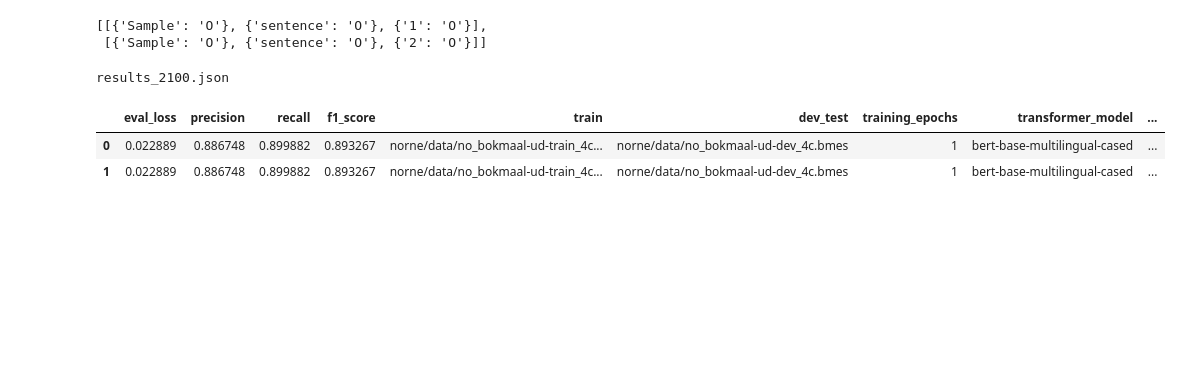
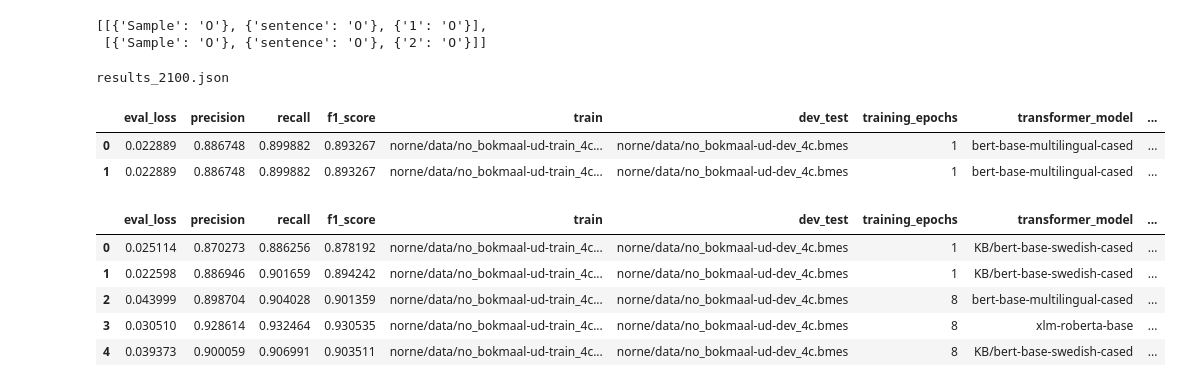
Before and after one commit to egilron/norec_fine_tools, a Jupyter notebook: Experiment_norne_transformers.ipynb, the cells around one changed output. Drawn from its saved outputs; the diff is of its cells as text; code cells hidden in the pictures; blank space fills up the shorter version.

Commit message:
3 transformers

```diff
--- a/Experiment_norne_transformers.ipynb
+++ b/Experiment_norne_transformers.ipynb
@@ -118,0 +131,9 @@ keeper.to_csv(df.round(3))
+# %%
+df
+# %% [output]
+|  | eval_loss | precision | recall | f1_score | train | dev_test | training_epochs | transformer_model | ... |
+| 0 | 0.025114 | 0.870273 | 0.886256 | 0.878192 | norne/data/no_bokmaal-ud-train_4c... | norne/data/no_bokmaal-ud-dev_4c.bmes | 1 | KB/bert-base-swedish-cased | ... |
+| 1 | 0.022598 | 0.886946 | 0.901659 | 0.894242 | norne/data/no_bokmaal-ud-train_4c... | norne/data/no_bokmaal-ud-dev_4c.bmes | 1 | KB/bert-base-swedish-cased | ... |
+| 2 | 0.043999 | 0.898704 | 0.904028 | 0.901359 | norne/data/no_bokmaal-ud-train_4c... | norne/data/no_bokmaal-ud-dev_4c.bmes | 8 | bert-base-multilingual-cased | ... |
+| 3 | 0.030510 | 0.928614 | 0.932464 | 0.930535 | norne/data/no_bokmaal-ud-train_4c... | norne/data/no_bokmaal-ud-dev_4c.bmes | 8 | xlm-roberta-base | ... |
+| 4 | 0.039373 | 0.900059 | 0.906991 | 0.903511 | norne/data/no_bokmaal-ud-train_4c... | norne/data/no_bokmaal-ud-dev_4c.bmes | 8 | KB/bert-base-swedish-cased | ... |
```
Also changed, not shown: parts of 3 cells of this notebook.
